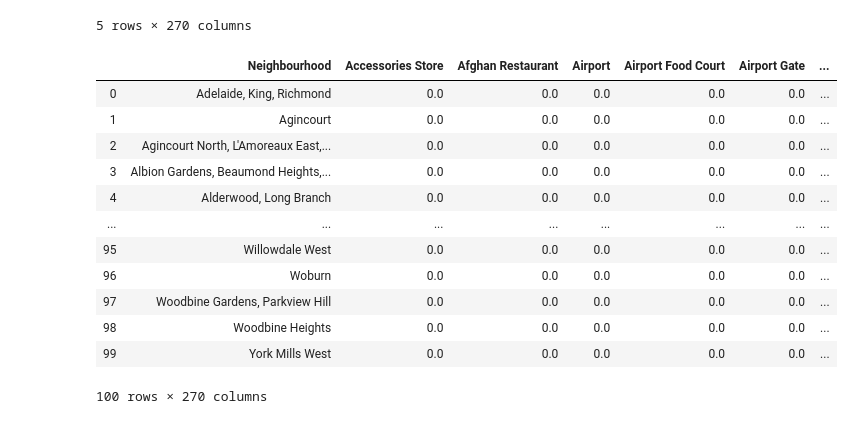
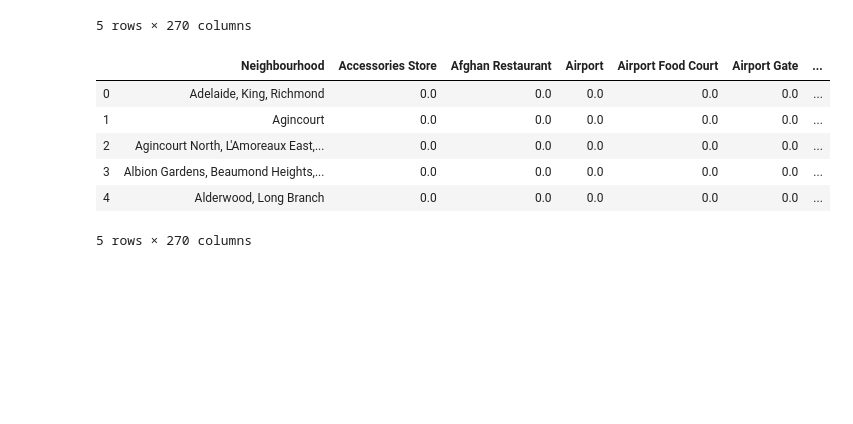
Before and after one commit to andreytank/ML_Capstone, a Jupyter notebook: Capstone.ipynb, the cells around one changed output. Saved outputs shown, nothing was run; the diff lists cells and outputs as text; code cells hidden in the pictures; blank space fills up the shorter version.

```diff
--- a/Capstone.ipynb
+++ b/Capstone.ipynb
@@ -272,21 +284,15 @@ toronto_onehot.head()
 5 rows × 270 columns
 # %%
 toronto_grouped = toronto_onehot.groupby('Neighbourhood').mean().reset_index()
-toronto_grouped
+toronto_grouped.head()
 # %% [output]
 |  | Neighbourhood | Accessories Store | Afghan Restaurant | Airport | Airport Food Court | Airport Gate | ... |
 | 0 | Adelaide, King, Richmond | 0.0 | 0.0 | 0.0 | 0.0 | 0.0 | ... |
 | 1 | Agincourt | 0.0 | 0.0 | 0.0 | 0.0 | 0.0 | ... |
 | 2 | Agincourt North, L'Amoreaux East,... | 0.0 | 0.0 | 0.0 | 0.0 | 0.0 | ... |
 | 3 | Albion Gardens, Beaumond Heights,... | 0.0 | 0.0 | 0.0 | 0.0 | 0.0 | ... |
 | 4 | Alderwood, Long Branch | 0.0 | 0.0 | 0.0 | 0.0 | 0.0 | ... |
-| ... | ... | ... | ... | ... | ... | ... | ... |
-| 95 | Willowdale West | 0.0 | 0.0 | 0.0 | 0.0 | 0.0 | ... |
-| 96 | Woburn | 0.0 | 0.0 | 0.0 | 0.0 | 0.0 | ... |
-| 97 | Woodbine Gardens, Parkview Hill | 0.0 | 0.0 | 0.0 | 0.0 | 0.0 | ... |
-| 98 | Woodbine Heights | 0.0 | 0.0 | 0.0 | 0.0 | 0.0 | ... |
-| 99 | York Mills West | 0.0 | 0.0 | 0.0 | 0.0 | 0.0 | ... |
-100 rows × 270 columns
+5 rows × 270 columns
 # %%
 from sklearn.cluster import KMeans
 # set number of clusters
```
Also changed, not shown: parts of 5 cells of this notebook.
